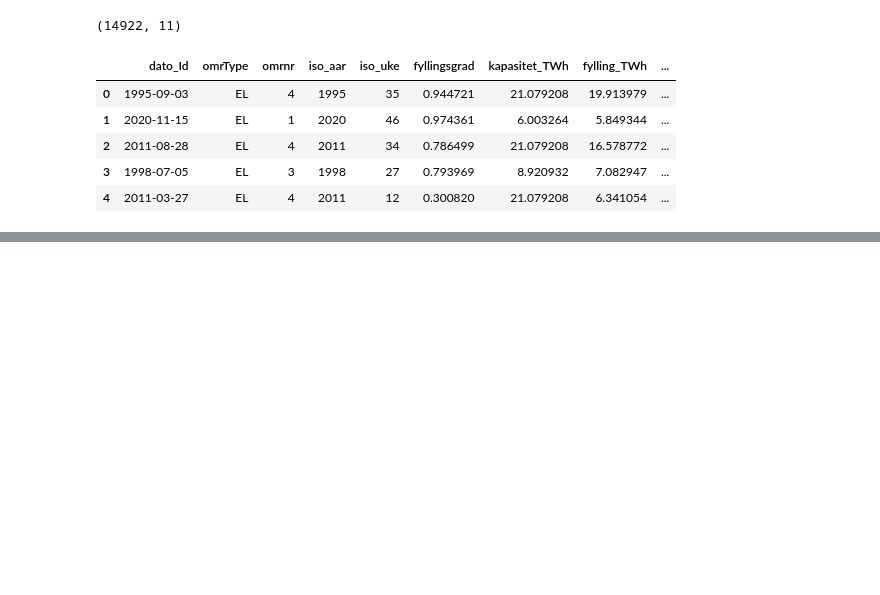
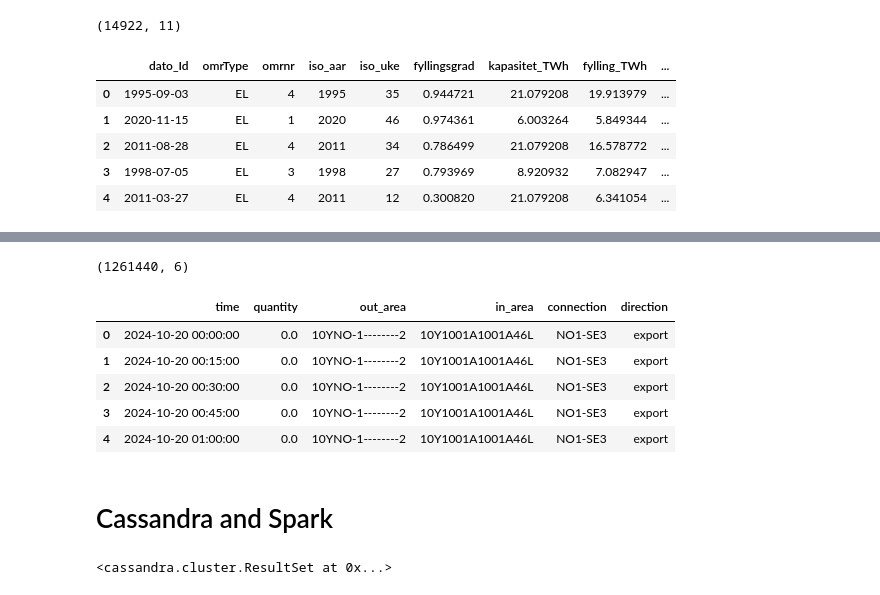
Before and after one commit to viktorbgulbrandsen/ind320-viktorbgulbrandsen, a Jupyter notebook: project2/part2.ipynb, the cells around one changed output, grey strips where cells are left out. Saved outputs shown, nothing was run; the diff lists cells and outputs as text; code cells hidden in the pictures; blank space fills up the shorter version.

```diff
--- a/project2/part2.ipynb
+++ b/project2/part2.ipynb
@@ -40,0 +293,62 @@ df.head()
+# %%
+# norway has nine connections abroad. codes from the API reference
+areas = {
+    "NO1": "10YNO-1--------2", "NO2": "10YNO-2--------T",
+    "NO3": "10YNO-3--------J", "NO4": "10YNO-4--------9",
+    "SE1": "10Y1001A1001A44P", "SE2": "10Y1001A1001A45N", "SE3": "10Y1001A1001A46L",
+    "FI": "10YFI-1--------U", "DK1": "10YDK-1--------W", "NL": "10YNL----------L",
+    "DE": "10Y1001A1001A82H", "GB": "10YGB----------A",
+}
+connections = [
+    ("NO1", "SE3"), ("NO3", "SE2"), ("NO4", "SE1"), ("NO4", "SE2"), ("NO4", "FI"),
+    ("NO2", "DK1"), ("NO2", "NL"), ("NO2", "DE"), ("NO2", "GB"),
+]
+# %%
+# max one year per request so two windows
+windows = [("202410200000", "202510200000"), ("202510200000", "202610200000")]
+
+# every connection both ways. export is out of norway
+frames = []
+for norway, abroad in connections:
+    for start, end in windows:
+        out = fetch_flows(areas[norway], areas[abroad], start, end)
+        out["connection"] = f"{norway}-{abroad}"
+        out["direction"] = "export"
+        back = fetch_flows(areas[abroad], areas[norway], start, end)
+        back["connection"] = f"{norway}-{abroad}"
+        back["direction"] = "import"
+        frames.append(out)
+        frames.append(back)
+
+# one table. cassandra wants naive times
+flows = pd.concat(frames)
+flows = flows.reset_index()
+flows["time"] = flows["time"].dt.tz_convert(None)
+print(flows.shape)
+flows.head()
+# %% [output]
+(1261440, 6)
+|  | time | quantity | out_area | in_area | connection | direction |
+| 0 | 2024-10-20 00:00:00 | 0.0 | 10YNO-1--------2 | 10Y1001A1001A46L | NO1-SE3 | export |
+| 1 | 2024-10-20 00:15:00 | 0.0 | 10YNO-1--------2 | 10Y1001A1001A46L | NO1-SE3 | export |
+| 2 | 2024-10-20 00:30:00 | 0.0 | 10YNO-1--------2 | 10Y1001A1001A46L | NO1-SE3 | export |
+| 3 | 2024-10-20 00:45:00 | 0.0 | 10YNO-1--------2 | 10Y1001A1001A46L | NO1-SE3 | export |
+| 4 | 2024-10-20 01:00:00 | 0.0 | 10YNO-1--------2 | 10Y1001A1001A46L | NO1-SE3 | export |
+# %% [markdown]
+# Cassandra and Spark
+# %%
+# keyspace and table through the plain driver
+from cassandra.cluster import Cluster
+
+cluster = Cluster(["127.0.0.1"])
+session = cluster.connect()
+session.execute("CREATE KEYSPACE IF NOT EXISTS ind320 WITH replication = {'class': 'SimpleStrategy', 'replication_factor': 1}")
+session.execute("""
+    CREATE TABLE IF NOT EXISTS ind320.flows (
+        connection text, direction text, time timestamp,
+        quantity double, out_area text, in_area text,
+        PRIMARY KEY ((connection, direction), time)
+    )
+""")
+# %% [output]
+<cassandra.cluster.ResultSet at 0x...>
```
Also changed, not shown: parts of 29 cells of this notebook, 14 other files.
